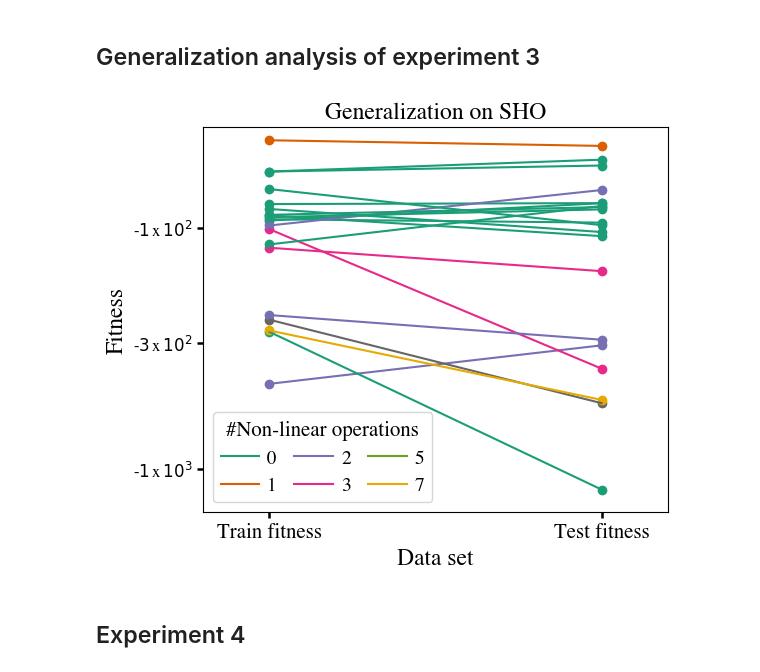
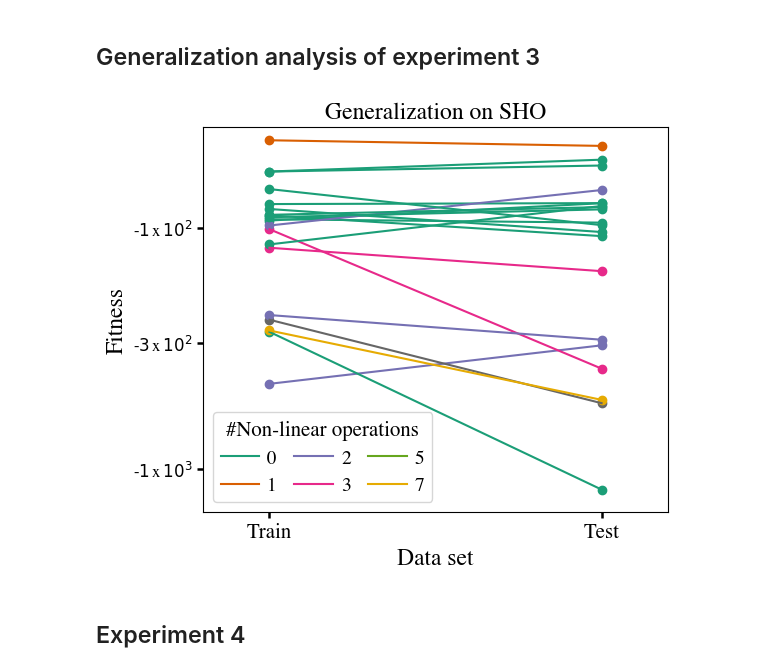
Before and after one commit to sdevries0/DSP_paper, a Jupyter notebook: src/generate_plots.ipynb, the cells around one changed output. Saved outputs shown, nothing was run; the diff lists cells and outputs as text; code cells hidden in the pictures.

Commit message:
fix axis labels of appendix figure

```diff
--- a/src/generate_plots.ipynb
+++ b/src/generate_plots.ipynb
@@ -482,35 +482,36 @@ for i in range(20):
     dynamic_fitness = dynamic_fitness.at[i].set(np.load(f'../results/harmonic_oscillator/multiple_env/GP/best_fitnesses_{i}.npy'))
 
 dynamic_val_fitness = np.load(f'../results/validation_fitnesses/HO_ME_GP.npy')
 
 f, a0 = plt.subplots(1, 1, figsize=(6,5))
 x_positions = jnp.arange(2)
 colors = plt.cm.get_cmap('Dark2')
 non_linear_operations = [0, 2, 0, 0, 0, 3, 3, 0, 0, 2, 0, 0, 0, 7, 0, 1, 0, 5, 0, 2] #Determined manually from the best solutions
 index = 0
 for i in range(np.min(non_linear_operations), np.max(non_linear_operations)+1):
     if i in non_linear_operations:
         plt.plot(0,0, label=f"{i}", color=colors(index))
         index +=1
 for i in range(20):
     plt.plot(x_positions, [-dynamic_fitness[i, -1], -dynamic_val_fitness[i]], color=colors(non_linear_operations[i]))
     plt.scatter(x_positions, [-dynamic_fitness[i, -1], -dynamic_val_fitness[i]], color=colors(non_linear_operations[i]))
 
 a0.set_title("Generalization on SHO", fontsize=17)
 a0.set_xlabel("Data set", fontsize=17)
 a0.set_ylabel("Fitness", fontsize=17)
 a0.tick_params(axis='y', labelsize=15)
 a0.set(ylim=(-1500,-38), yscale='symlog')
 a0.set_yticks([-100, -300, -1000])
 a0.set_yticklabels(["-$1 \, $x$ \, 10^2$","-$3 \, $x$ \, 10^2$", "-$1 \, $x$ \, 10^3$"], fontsize=12)
 a0.tick_params(width=1.8, length=4.0, which='both')
 a0.set_xticks(x_positions)
-a0.set_xticklabels(["Train fitness", "Test fitness"], fontsize=15)
+a0.set_xticklabels(["Train", "Test"], fontsize=15)
 a0.set_xlim(x_positions[0] - 0.2, x_positions[-1] + 0.2)
 a0.legend(loc="lower left", ncol=3, title="#Non-linear operations", fontsize=14, title_fontsize=15, columnspacing=0.9, handletextpad=0.4)
+
 plt.show()
 # %% [output]
-[figure, old version]
+[figure, new version]
 # %% [markdown]
 ## Experiment 4
 # %%
```
Also changed, not shown: parts of 1 cell of this notebook.
